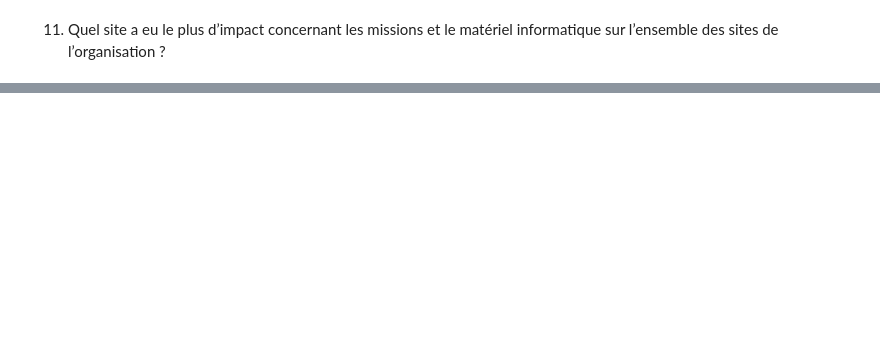
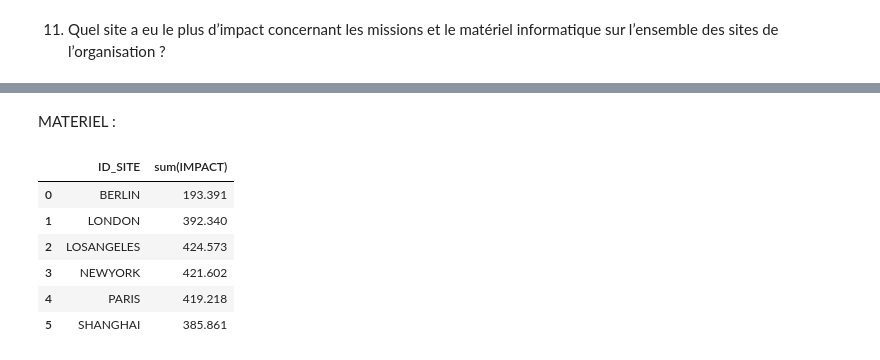
Before and after one commit to etiennevzn/GHG-inventory, a Jupyter notebook: ETL.ipynb, the cells around one changed output, grey strips where cells are left out. Drawn from its saved outputs; the diff is of its cells as text; code cells hidden in the pictures; blank space fills up the shorter version.

```diff
--- a/ETL.ipynb
+++ b/ETL.ipynb
@@ -886,0 +959,28 @@ missions_df = missions_avion.toPandas()
+# %% [markdown]
+MATERIEL :
+# %%
+
+mat_inf = (
+    dim_materiel
+    .join(fait_materiel, "ID_MATERIEL")
+    .select("ID_SITE", "ID_MATERIEL", "TYPE", "MODELE")
+)
+
+impact_mat = (
+    dim_materiel
+    .join(fait_materiel, "ID_MATERIEL")
+    .join(impact_mat_info_sdf, ["TYPE", "MODELE"])
+    .groupBy(col("ID_SITE"))
+    .agg(sum(col("IMPACT")))
+)
+
+impact_mat_df["sum(IMPACT)"] = impact_mat_df["sum(IMPACT)"] / 1000
+impact_mat_df
+# %% [output]
+|  | ID_SITE | sum(IMPACT) |
+| 0 | BERLIN | 193.391 |
+| 1 | LONDON | 392.340 |
+| 2 | LOSANGELES | 424.573 |
+| 3 | NEWYORK | 421.602 |
+| 4 | PARIS | 419.218 |
+| 5 | SHANGHAI | 385.861 |
```
Also changed, not shown: parts of 9 cells of this notebook, 1 other file.
